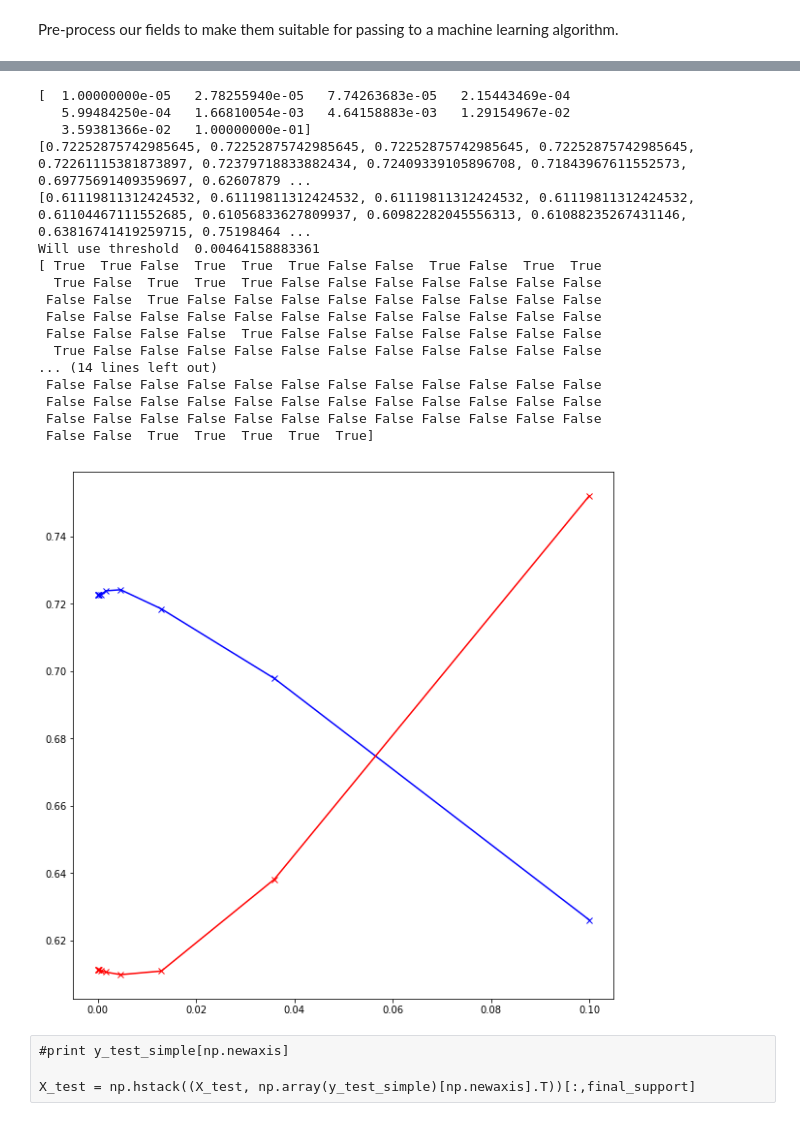
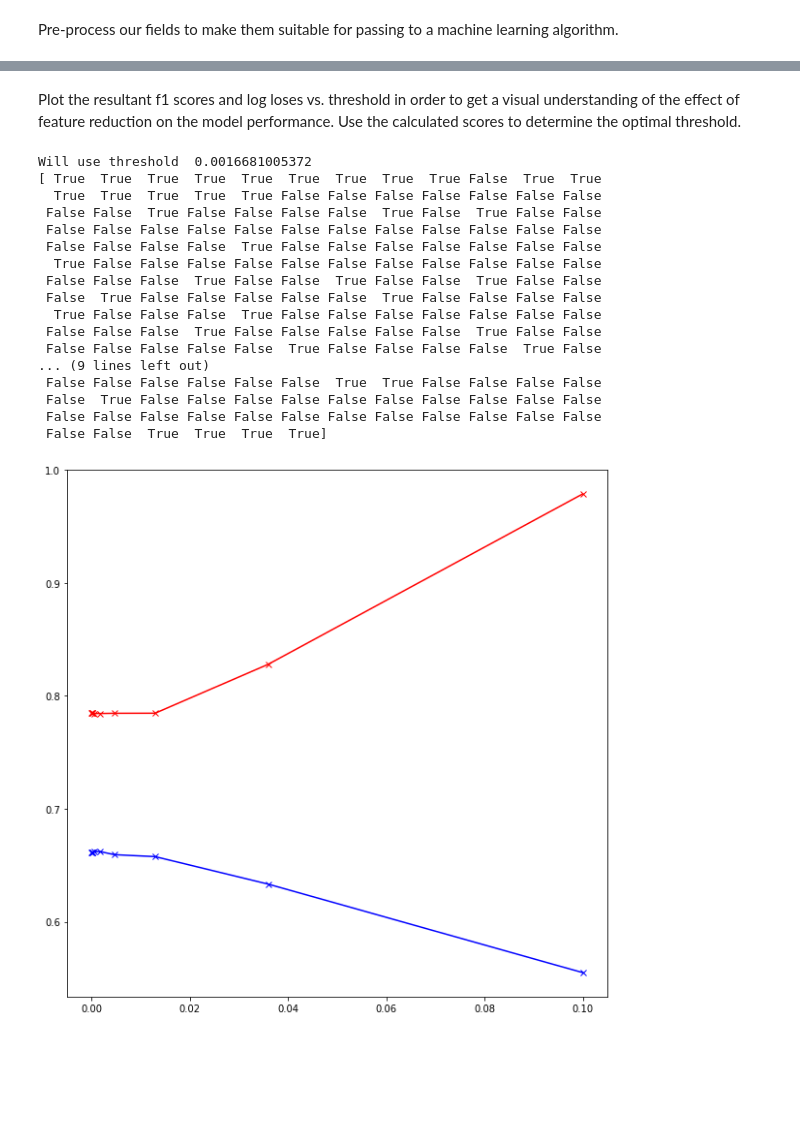
Before and after one commit to etibonuni/ICS5110-Applied-Machine-Learning, a Jupyter notebook: ML-Assignmnent/Animal Shelter/Animal Shelter Predictions-Copy3.ipynb, the cells around one changed output, grey strips where cells are left out. Saved outputs shown, nothing was run; the diff lists cells and outputs as text; code cells hidden in the pictures; blank space fills up the shorter version.

```diff
--- a/ML-Assignmnent/Animal Shelter/Animal Shelter Predictions-Copy3.ipynb
+++ b/ML-Assignmnent/Animal Shelter/Animal Shelter Predictions-Copy3.ipynb
@@ -662,17 +546,20 @@ from sklearn.preprocessing import label_binarize
 from sklearn.metrics import f1_score
 from sklearn.metrics import log_loss
 
-fselGB = xgb.XGBClassifier()
-
+# Define an instance of XGBoost and fir the training set to it
+fselGB = xgb.XGBClassifier(n_jobs=4)
 fselGB.fit(X_train, y_train[:,0])
 
-#plt.bar(range(len(GB.feature_importances_)), GB.feature_importances_)
+# Plot feature importances visually
 fig, ax = plt.subplots(figsize=(20, 20))
 xgb.plot_importance(fselGB, ax=ax)
 plt.show()
-print np.sum(fselGB.feature_importances_)
-print np.sort(fselGB.feature_importances_)
 
+# In order to determine which features tp select for our model, we iterate on a threshold value.
+# Any feature with an importance value smaller than the threshold is removed and the model performance
+# is determined in terms of f1 score and log loss.
+# In this way we determine the threshold value at which the performance is maximised and hence which features
+# to include in our model.
 thresholds_for_test = np.geomspace(0.00001, 0.1, 10, endpoint=True)
 f1scores=[]
 loglosses=[]
@@ -681,12 +568,12 @@ for thresh in thresholds_for_test:
     support = fselGB.feature_importances_>thresh
     print "Threshold=", thresh, ": Re-fitting with ", np.sum(support), " features instead of ", len(support)
 
-    GB2 = xgb.XGBClassifier()
+    GB2 = xgb.XGBClassifier(n_jobs=4)
 
     GB2.fit(X_train[:,support], y_train[:,0])
 
-    preds = GB2.predict(np.hstack((X_test, np.array(y_test_simple)[np.newaxis].T))[:,support])
-    proba = GB2.predict_proba(np.hstack((X_test, np.array(y_test_simple)[np.newaxis].T))[:,support])
+    preds = GB2.predict(X_test[:,support])
+    proba = GB2.predict_proba(X_test[:,support])
 
     f1score = f1_score(y_test, preds, average="weighted")
     logloss = log_loss(y_test, proba, labels=GB2.classes_)
@@ -696,10 +583,4 @@ for thresh in thresholds_for_test:
     f1scores.append(f1score)
     loglosses.append(logloss)
     paramsleft.append(np.sum(support))
-
-xgbresults = [thresholds_for_test, paramsleft, f1scores, loglosses]
-print xgbresults
-#y_test_bin = label_binarize(y_test, GB2.classes_)
-#print y_test_bin
-#print proba
 # %% [output]
@@ -732,44 +613,44 @@ print xgbresults
+# %% [markdown]
+Plot the resultant f1 scores and log loses vs. threshold in order to get a visual understanding of the effect of feature reduction on the model performance.
+Use the calculated scores to determine the optimal threshold.
 # %%
-print thresholds_for_test
-print f1scores
-print loglosses
-
 f, ax = plt.subplots(1, figsize=(10,10))
 plt.plot(thresholds_for_test, f1scores, "bx-", thresholds_for_test, loglosses, "rx-")
 
-f1_thresh = np.argsort(f1scores)[-1]
-ll_thresh = np.argsort(loglosses)[0]
+f1_thresh = np.argsort(f1scores)[-1] # index of best f1 score
+ll_thresh = np.argsort(loglosses)[0] # index of best log loss
 
+# Average the two
 final_threshold = np.average((thresholds_for_test[f1_thresh], thresholds_for_test[ll_thresh]))
+
+# final_support is now a boolean array masking out the most important features.
 final_support = fselGB.feature_importances_>=final_threshold
 
 print "Will use threshold ", final_threshold
 print final_support
 
+# Save the contents of X_test before feature reduction.
+X_test_pre_red = X_test
+
+# Reduce the features on the training and test sets
 X_train = X_train[:,final_support]
-X_test = np.hstack((X_test, np.array(y_test_simple)[np.newaxis].T))[:,final_support]
-
-#print prepared_fitted_df.columns[final_support[0:-1]]
+X_test = X_test[:, final_support]
 # %% [output]
-[  1.00000000e-05   2.78255940e-05   7.74263683e-05   2.15443469e-04
-   5.99484250e-04   1.66810054e-03   4.64158883e-03   1.29154967e-02
-   3.59381366e-02   1.00000000e-01]
-[0.72252875742985645, 0.72252875742985645, 0.72252875742985645, 0.72252875742985645, 0.72261115381873897, 0.72379718833882434, 0.72409339105896708, 0.71843967611552573, 0.69775691409359697, 0.62607879 ...
-[0.61119811312424532, 0.61119811312424532, 0.61119811312424532, 0.61119811312424532, 0.61104467111552685, 0.61056833627809937, 0.60982282045556313, 0.61088235267431146, 0.63816741419259715, 0.75198464 ...
-Will use threshold  0.00464158883361
-[ True  True False  True  True  True False False  True False  True  True
-  True False  True  True  True False False False False False False False
- False False  True False False False False False False False False False
+Will use threshold  0.0016681005372
+[ True  True  True  True  True  True  True  True  True False  True  True
+  True  True  True  True  True False False False False False False False
+ False False  True False False False False  True False  True False False
  False False False False False False False False False False False False
  False False False False  True False False False False False False False
   True False False False False False False False False False False False
-... (14 lines left out)
+ False False False  True False False  True False False  True False False
+ False  True False False False False False  True False False False False
+  True False False False  True False False False False False False False
+ False False False  True False False False False False  True False False
+ False False False False False  True False False False False  True False
+... (9 lines left out)
+ False False False False False False  True  True False False False False
+ False  True False False False False False False False False False False
  False False False False False False False False False False False False
- False False False False False False False False False False False False
- False False False False False False False False False False False False
- False False  True  True  True  True  True]
+ False False  True  True  True  True]
-[figure, old version]
+[figure, new version]
-# %% [raw]
-#print y_test_simple[np.newaxis]
-
-X_test = np.hstack((X_test, np.array(y_test_simple)[np.newaxis].T))[:,final_support]
```
Also changed, not shown: parts of 67 cells of this notebook, 4 other files.
